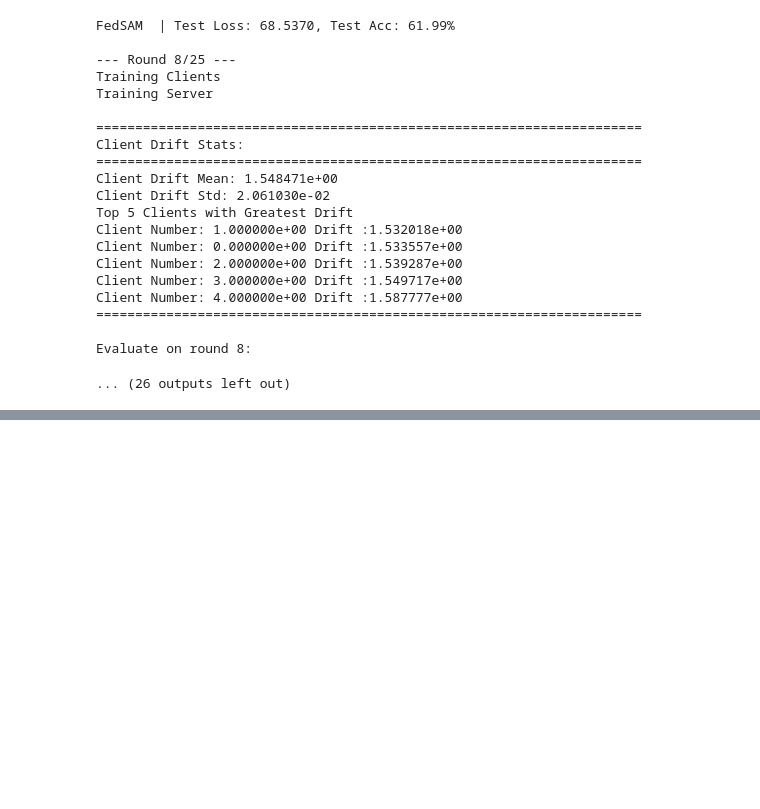
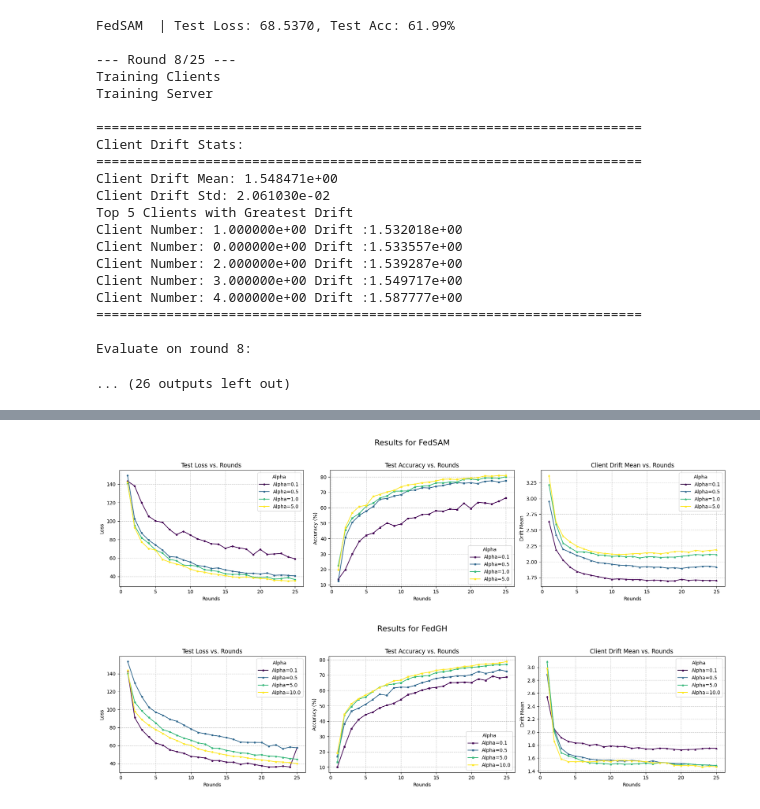
Before and after one commit to Zapy67/ATML-PA-4, a Jupyter notebook: fedsam.ipynb, the cells around one changed output, grey strips where cells are left out. Drawn from its saved outputs; the diff is of its cells as text; code cells hidden in the pictures; blank space fills up the shorter version.

```diff
--- a/fedsam.ipynb
+++ b/fedsam.ipynb
@@ -1990,0 +2016,75 @@ RuntimeError: shape '[10, 128]' is invalid for input of size 388
+# %%
+fedsam_drift_means = {
+    0.1: [2.640418, 2.192140, 2.027160, 1.916054, 1.845295, 1.809527, 1.786244, 1.764999, 1.742717, 1.722616, 1.728322, 1.723128, 1.717735, 1.718614, 1.704539, 1.708335, 1.706348, 1.694959, 1.697527, 1.722257, 1.704536, 1.711854, 1.705379, 1.703067, 1.702548],
+    0.5: [2.959466, 2.428335, 2.198995, 2.150182, 2.098562, 2.062190, 2.019333, 1.986806, 1.975987, 1.960419, 1.946502, 1.941856, 1.935860, 1.913336, 1.923241, 1.913194, 1.913833, 1.899021, 1.904172, 1.893947, 1.910905, 1.914368, 1.927400, 1.928185, 1.916600],
+    1.0: [3.220318, 2.596864, 2.297185, 2.220987, 2.156748, 2.156477, 2.139774, 2.106967, 2.101892, 2.084287, 2.089561, 2.079214, 2.084803, 2.059947, 2.078979, 2.077708, 2.068094, 2.073297, 2.073160, 2.085885, 2.098461, 2.113935, 2.107236, 2.115402, 2.112820],
+    5.0: [3.363762, 2.630023, 2.406103, 2.315028, 2.246347, 2.203723, 2.166006, 2.142832, 2.131968, 2.120709, 2.114862, 2.117968, 2.126311, 2.130147, 2.140708, 2.139290, 2.128235, 2.141627, 2.160715, 2.163228, 2.150098, 2.180632, 2.166759, 2.178657, 2.189350],
+    10.0: [3.314403, 2.485270, 2.325839, 2.237237, 2.175865, 2.139951, 2.131397, 2.128531, 2.126841, 2.131569, 2.115724, 2.106077, 2.109935, 2.124921, 2.129412, 2.138448, 2.131298, 2.142834, 2.160715, 2.159393, 2.170308, 2.175256, 2.187747, 2.184824, 2.203777]
+}
+# %%
+fedgh_drift_means = {
+    0.1: [2.546877, 2.046671, 1.914376, 1.857733, 1.832730, 1.829191, 1.798296, 1.810712, 1.773149, 1.786372, 1.778626, 1.778595, 1.751356, 1.760537, 1.740471, 1.737452, 1.754590, 1.747084, 1.734490, 1.726960, 1.731928, 1.734457, 1.746097, 1.752317, 1.749526],
+    0.5: [2.891659, 2.049286, 1.751215, 1.663317, 1.629233, 1.613449, 1.584048, 1.572581, 1.565339, 1.568976, 1.555786, 1.551735, 1.564188, 1.556455, 1.537587, 1.556736, 1.531615, 1.526654, 1.517457, 1.516882, 1.509615, 1.499931, 1.495297, 1.491249, 1.483913],
+    1.0: [2.946372, 1.990850, 1.719126, 1.638461, 1.607590, 1.587280, 1.575272, 1.544742, 1.552381, 1.537681, 1.540843, 1.536161, 1.542513, 1.534798, 1.533836, 1.521616, 1.510064, 1.501255, 1.496972, 1.485802, 1.479623, 1.480676, 1.481303, 1.474363, 1.454882],
+    5.0: [3.088203, 2.011951, 1.680748, 1.635288, 1.600366, 1.556553, 1.527567, 1.521033, 1.515296, 1.505008, 1.516044, 1.505007, 1.507404, 1.513650, 1.522201, 1.510201, 1.527956, 1.526206, 1.502048, 1.498650, 1.509960, 1.497238, 1.494957, 1.488361, 1.487919],
+    10.0: [2.988503, 1.862540, 1.584801, 1.544444, 1.545077, 1.544892, 1.541901, 1.548471, 1.559713, 1.547416, 1.565443, 1.565610, 1.555229, 1.552459, 1.545722, 1.528025, 1.527956, 1.526206, 1.489019, 1.482433, 1.486664, 1.484366, 1.462016, 1.474814, 1.465182]
+}
+# %%
+import matplotlib.pyplot as plt
+import numpy as np
+
+def plot_method(method_name, losses_dict, accuracies_dict, drifts_dict=None):
+
+    num_plots = 3 if drifts_dict else 2
+    fig, axes = plt.subplots(1, num_plots, figsize=(6 * num_plots, 5))
+    fig.suptitle(f'Results for {method_name}', fontsize=16)
+
+
+    alphas = sorted(losses_dict.keys())
+    colors = plt.cm.viridis(np.linspace(0, 1, len(alphas)))
+
+
+    for i, alpha in enumerate(alphas):
+        rounds = range(1, len(losses_dict[alpha]) + 1)
+        axes[0].plot(rounds, losses_dict[alpha], label=f'Alpha={alpha}', color=colors[i], marker='o', markersize=3)
+
+    axes[0].set_title('Test Loss vs. Rounds')
+    axes[0].set_xlabel('Rounds')
+    axes[0].set_ylabel('Loss')
+    axes[0].grid(True, linestyle='--', alpha=0.7)
+    axes[0].legend(title="Alpha")
+
+
+    for i, alpha in enumerate(alphas):
+        rounds = range(1, len(accuracies_dict[alpha]) + 1)
+        axes[1].plot(rounds, accuracies_dict[alpha], label=f'Alpha={alpha}', color=colors[i], marker='s', markersize=3)
+
+    axes[1].set_title('Test Accuracy vs. Rounds')
+    axes[1].set_xlabel('Rounds')
+    axes[1].set_ylabel('Accuracy (%)')
+    axes[1].grid(True, linestyle='--', alpha=0.7)
+    axes[1].legend(title="Alpha")
+
+
+    if drifts_dict:
+        for i, alpha in enumerate(alphas):
+            if alpha in drifts_dict:
+                rounds = range(1, len(drifts_dict[alpha]) + 1)
+                axes[2].plot(rounds, drifts_dict[alpha], label=f'Alpha={alpha}', color=colors[i], marker='^', markersize=3)
+
+        axes[2].set_title('Client Drift Mean vs. Rounds')
+        axes[2].set_xlabel('Rounds')
+        axes[2].set_ylabel('Drift Mean')
+        axes[2].grid(True, linestyle='--', alpha=0.7)
+        axes[2].legend(title="Alpha")
+
+    plt.tight_layout(rect=[0, 0.03, 1, 0.95])
+    plt.show()
+
+
+plot_method("FedSAM", fedsam_losses, fedsam_accuracies, fedsam_drift_means)
+
+plot_method("FedGH", fedgh_losses, fedgh_accuracies, fedgh_drift_means)
+# %% [output]
+[figure, added]
+[figure, added]
```
Also changed, not shown: parts of 6 cells of this notebook, 2 other files.
